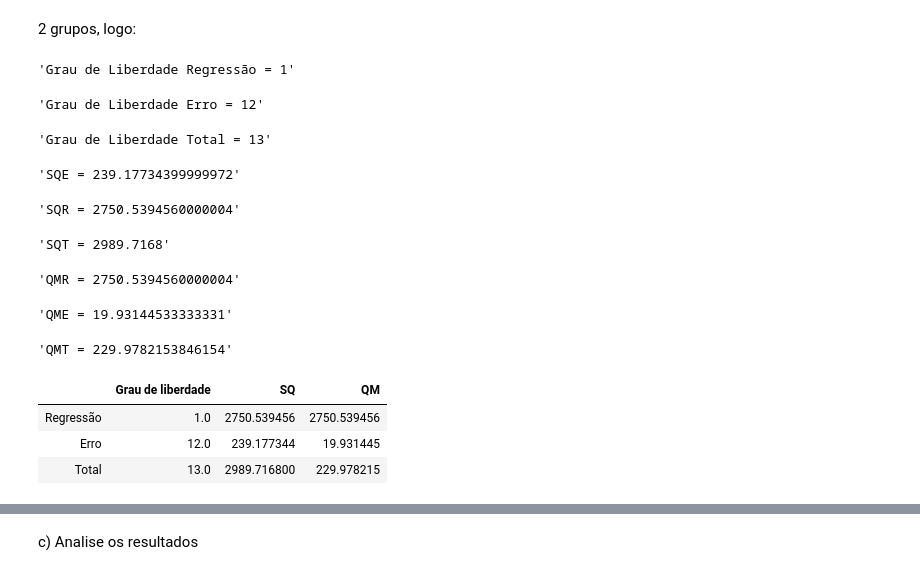
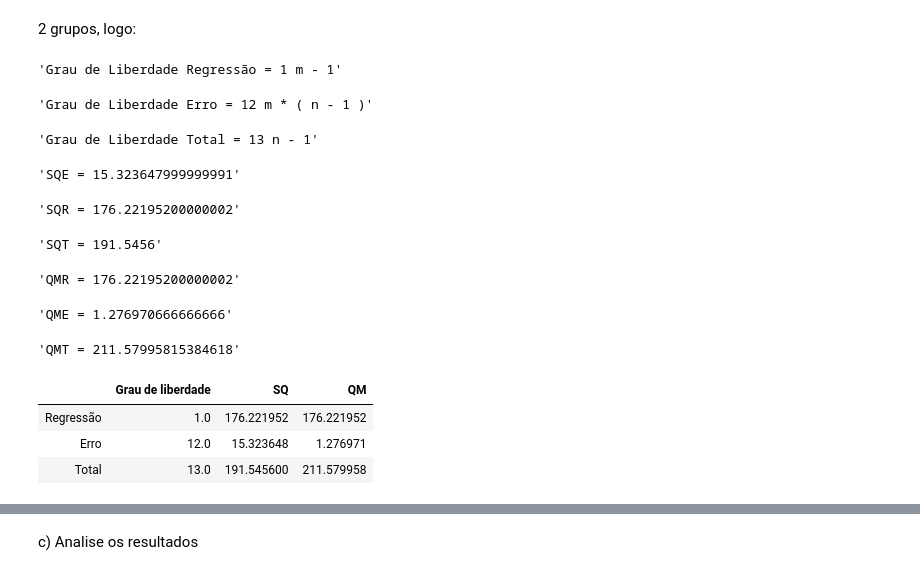
Before and after one commit to MatKurianski/lista_esteban, a Jupyter notebook: Lista 1 Esteban.ipynb, the cells around one changed output, grey strips where cells are left out. Drawn from its saved outputs; the diff is of its cells as text; code cells hidden in the pictures.

```diff
--- a/Lista 1 Esteban.ipynb
+++ b/Lista 1 Esteban.ipynb
@@ -92,7 +100,7 @@ Então vou supor que ele quer os parâmetros da regressão de novo.
 varianciaX = np.square(desvioPadraoX)
 varianciay = np.square(desvioPadraoy)
 
-varianciaXy = desvioPadraoX * desvioPadraoy # SQT
+varianciaXy = r * np.sqrt(varianciaX * varianciay)
 
 b = varianciaXy / varianciaX
 a = y_mean - b * X_mean
@@ -114,24 +126,25 @@ grauDeLiberdadeReg = numeroDeGrupos - 1
 grauDeLiberdadeErro = numeroDeGrupos * (numeroDeObservacoes - 1)
 grauDeLiberdadeTotal= grauDeLiberdadeReg + grauDeLiberdadeErro
 
-display(f'Grau de Liberdade Regressão = {grauDeLiberdadeReg}')
-display(f'Grau de Liberdade Erro = {grauDeLiberdadeErro}')
-display(f'Grau de Liberdade Total = {grauDeLiberdadeTotal}')
+display(f'Grau de Liberdade Regressão = {grauDeLiberdadeReg} m - 1')
+display(f'Grau de Liberdade Erro = {grauDeLiberdadeErro} m * ( n - 1 )')
+display(f'Grau de Liberdade Total = {grauDeLiberdadeTotal} n - 1')
 # %% [output]
-'Grau de Liberdade Regressão = 1'
+'Grau de Liberdade Regressão = 1 m - 1'
-'Grau de Liberdade Erro = 12'
+'Grau de Liberdade Erro = 12 m * ( n - 1 )'
-'Grau de Liberdade Total = 13'
+'Grau de Liberdade Total = 13 n - 1'
 # %%
-SQR = r * varianciaXy
-SQE = varianciaXy - SQR
+SQT = varianciay
+SQR = r * SQT
+SQE = SQT - SQR
 
 display(f'SQE = {SQE}')
 display(f'SQR = {SQR}')
-display(f'SQT = {varianciaXy}')
+display(f'SQT = {SQT}')
 # %% [output]
-'SQE = 239.17734399999972'
+'SQE = 15.323647999999991'
-'SQR = 2750.5394560000004'
+'SQR = 176.22195200000002'
-'SQT = 2989.7168'
+'SQT = 191.5456'
 # %%
 QMR = SQR / grauDeLiberdadeReg
 QME = SQE / grauDeLiberdadeErro
@@ -141,20 +154,20 @@ display(f'QMR = {QMR}')
 display(f'QME = {QME}')
 display(f'QMT = {QMT}')
 # %% [output]
-'QMR = 2750.5394560000004'
+'QMR = 176.22195200000002'
-'QME = 19.93144533333331'
+'QME = 1.276970666666666'
-'QMT = 229.9782153846154'
+'QMT = 211.57995815384618'
 # %%
 data = np.array([[grauDeLiberdadeReg, SQR, QMR],
                  [grauDeLiberdadeErro, SQE, QME],
-                 [grauDeLiberdadeTotal, varianciaXy, QMT]])
+                 [grauDeLiberdadeTotal, SQT, QMT]])
 
 pd.DataFrame(data=data, index=['Regressão', 'Erro', 'Total'], columns=['Grau de liberdade', 'SQ', 'QM'])
 # %% [output]
 |  | Grau de liberdade | SQ | QM |
-| Regressão | 1.0 | 2750.539456 | 2750.539456 |
-| Erro | 12.0 | 239.177344 | 19.931445 |
-| Total | 13.0 | 2989.716800 | 229.978215 |
+| Regressão | 1.0 | 176.221952 | 176.221952 |
+| Erro | 12.0 | 15.323648 | 1.276971 |
+| Total | 13.0 | 191.545600 | 211.579958 |
 # %%
 display(f'F = {QMR / QME}')
 # %% [output]
```
Also changed, not shown: parts of 19 cells of this notebook.
